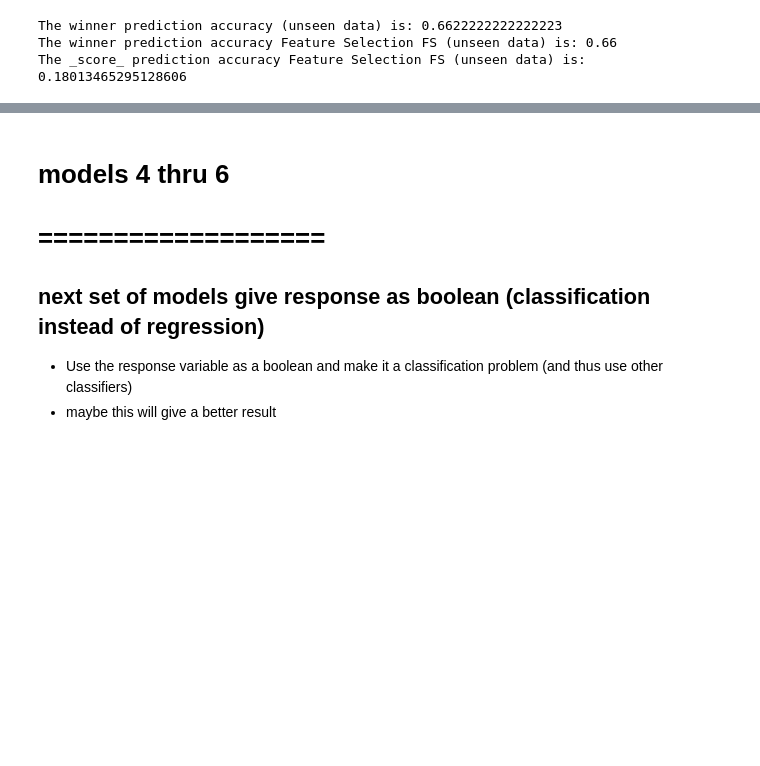
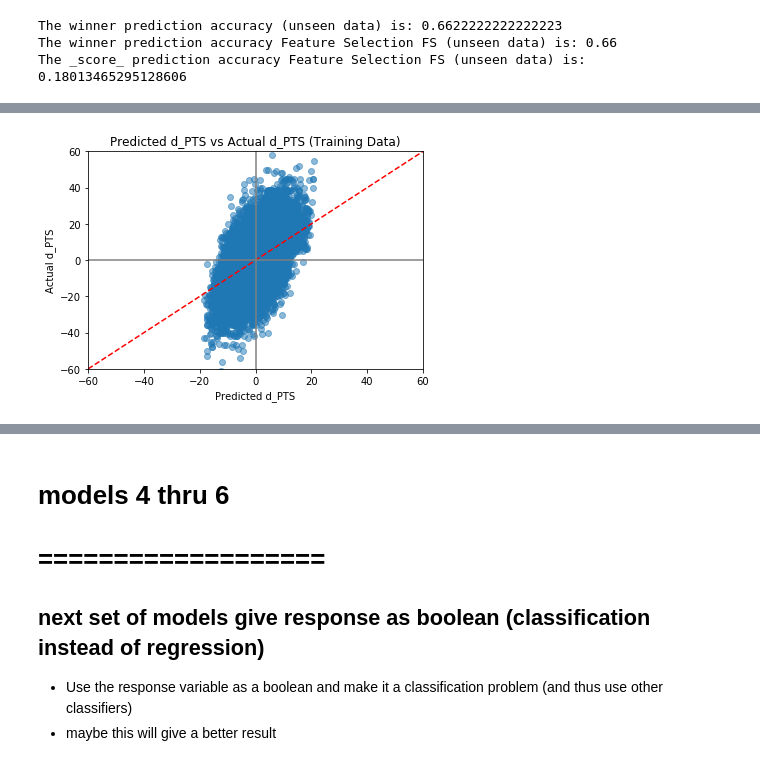
Before and after one commit to JayWang64/SpringboardDS, a Jupyter notebook: 10.6.1 - Capstone In Depth/_4 in depth - model.ipynb, the cells around one changed output, grey strips where cells are left out. Drawn from its saved outputs; the diff is of its cells as text; code cells hidden in the pictures; blank space fills up the shorter version.

Commit message:
added regression and residual plots (rfr_fs only)

```diff
--- a/10.6.1 - Capstone In Depth/_4 in depth - model.ipynb
+++ b/10.6.1 - Capstone In Depth/_4 in depth - model.ipynb
@@ -683,0 +700,2 @@ The _score_ prediction accuracy Feature Selection FS (unseen data) is: 0.1801346
+# %%
+y_pred_rfr_fs_training = rfr_fs.predict(X_train_fs)
@@ -683,0 +732,2 @@ The _score_ prediction accuracy Feature Selection FS (unseen data) is: 0.1801346
+# %%
+df_y_pred_rfr_fs_training = pd.DataFrame(y_pred_rfr_fs_training, columns=['y_pred'], index=y_train.index)
@@ -683,0 +751,2 @@ The _score_ prediction accuracy Feature Selection FS (unseen data) is: 0.1801346
+# %%
+df_y_pred_rfr_fs_training['y_act'] = y_train
@@ -683,0 +770,26 @@ The _score_ prediction accuracy Feature Selection FS (unseen data) is: 0.1801346
+# %%
+plt.scatter(x=df_y_pred_rfr_fs_training['y_pred'],
+            y=df_y_pred_rfr_fs_training['y_act'],
+            alpha=0.5,
+            marker='o'
+           )
+plt.title('Predicted d_PTS vs Actual d_PTS (Training Data)')
+plt.xlabel('Predicted d_PTS')
+plt.ylabel('Actual d_PTS')
+
+plt.ylim((-60,60))
+plt.xlim((-60,60))
+
+x_lim = plt.xlim()
+y_lim = plt.ylim()
+
+plt.plot(x_lim, y_lim, '--', color='r', label='Perfect Prediction')
+
+
+plt.plot([0,0], y_lim, '-', color='grey')
+plt.plot(x_lim, [0,0], '-', color='grey')
+
+
+plt.show()
+# %% [output]
+[figure, added]
```
Also changed, not shown: parts of 17 cells of this notebook.
